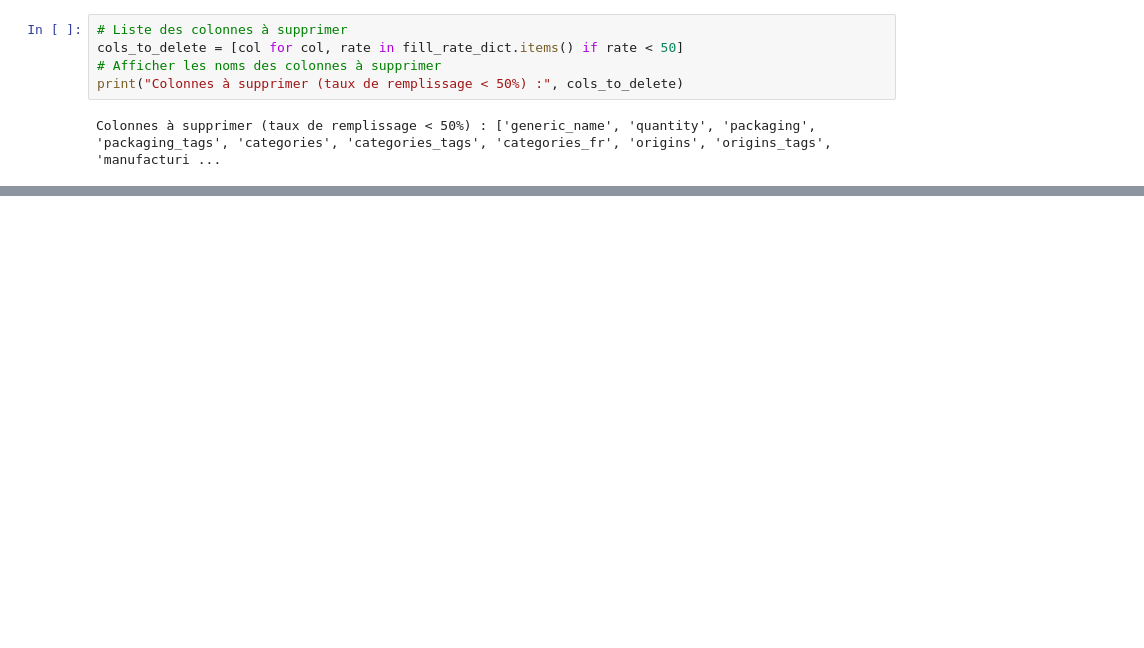
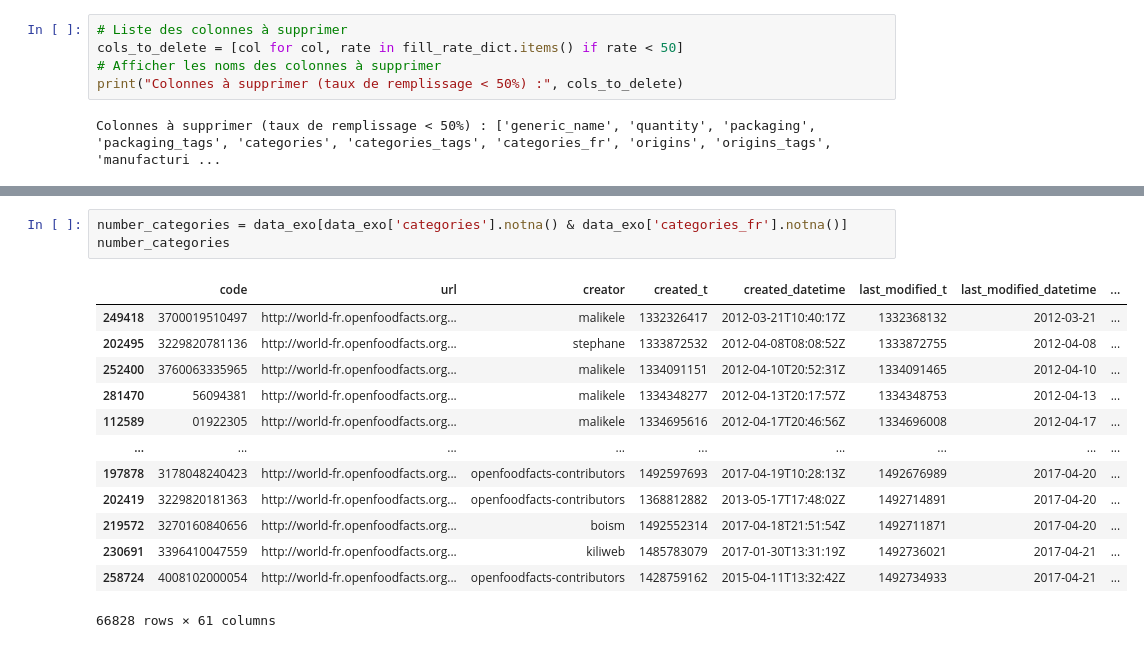
Before and after one commit to mcourte/Data_SP, a Jupyter notebook: Open_Food_Facts/tri.ipynb, the cells around one changed output, grey strips where cells are left out. Drawn from its saved outputs; the diff is of its cells as text; blank space fills up the shorter version.

```diff
--- a/Open_Food_Facts/tri.ipynb
+++ b/Open_Food_Facts/tri.ipynb
@@ -389,0 +579,17 @@ Colonnes à supprimer (taux de remplissage < 50%) : ['generic_name', 'quantity',
+# %%
+number_categories = data_exo[data_exo['categories'].notna() & data_exo['categories_fr'].notna()]
+number_categories
+# %% [output]
+|  | code | url | creator | created_t | created_datetime | last_modified_t | last_modified_datetime | ... |
+| 249418 | 3700019510497 | http://world-fr.openfoodfacts.org... | malikele | 1332326417 | 2012-03-21T10:40:17Z | 1332368132 | 2012-03-21 | ... |
+| 202495 | 3229820781136 | http://world-fr.openfoodfacts.org... | stephane | 1333872532 | 2012-04-08T08:08:52Z | 1333872755 | 2012-04-08 | ... |
+| 252400 | 3760063335965 | http://world-fr.openfoodfacts.org... | malikele | 1334091151 | 2012-04-10T20:52:31Z | 1334091465 | 2012-04-10 | ... |
+| 281470 | 56094381 | http://world-fr.openfoodfacts.org... | malikele | 1334348277 | 2012-04-13T20:17:57Z | 1334348753 | 2012-04-13 | ... |
+| 112589 | 01922305 | http://world-fr.openfoodfacts.org... | malikele | 1334695616 | 2012-04-17T20:46:56Z | 1334696008 | 2012-04-17 | ... |
+| ... | ... | ... | ... | ... | ... | ... | ... | ... |
+| 197878 | 3178048240423 | http://world-fr.openfoodfacts.org... | openfoodfacts-contributors | 1492597693 | 2017-04-19T10:28:13Z | 1492676989 | 2017-04-20 | ... |
+| 202419 | 3229820181363 | http://world-fr.openfoodfacts.org... | openfoodfacts-contributors | 1368812882 | 2013-05-17T17:48:02Z | 1492714891 | 2017-04-20 | ... |
+| 219572 | 3270160840656 | http://world-fr.openfoodfacts.org... | boism | 1492552314 | 2017-04-18T21:51:54Z | 1492711871 | 2017-04-20 | ... |
+| 230691 | 3396410047559 | http://world-fr.openfoodfacts.org... | kiliweb | 1485783079 | 2017-01-30T13:31:19Z | 1492736021 | 2017-04-21 | ... |
+| 258724 | 4008102000054 | http://world-fr.openfoodfacts.org... | openfoodfacts-contributors | 1428759162 | 2015-04-11T13:32:42Z | 1492734933 | 2017-04-21 | ... |
+66828 rows × 61 columns
```
Also changed, not shown: parts of 36 cells of this notebook.
